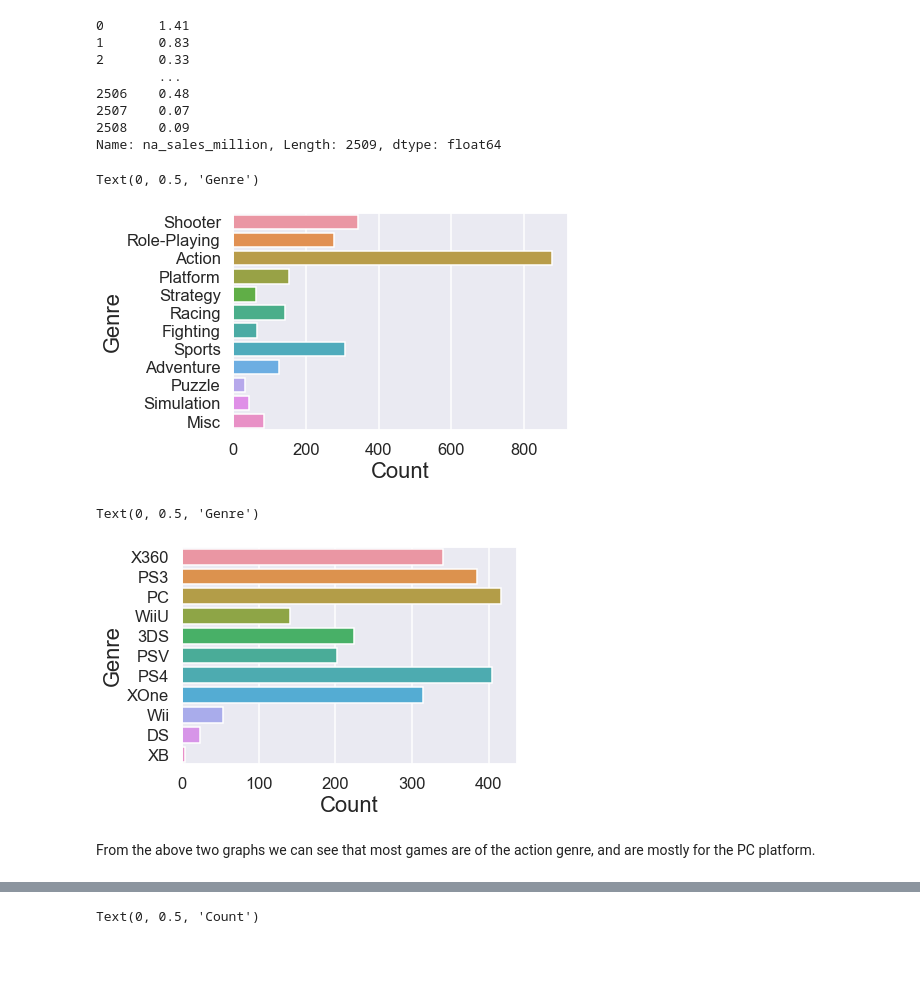
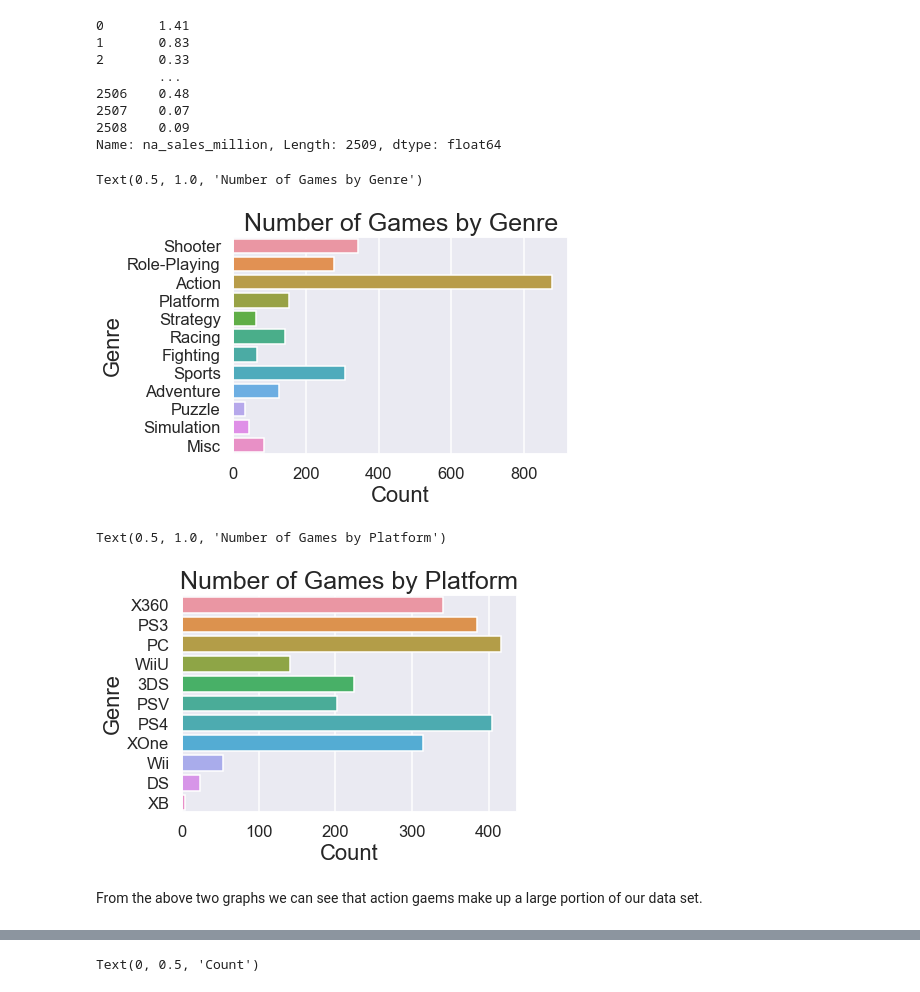
Before and after one commit to kvh8899/mostpopvidgame, a Jupyter notebook: FinalProject_group004.ipynb, the cells around one changed output, grey strips where cells are left out. Drawn from its saved outputs; the diff is of its cells as text; code cells hidden in the pictures; blank space fills up the shorter version.

```diff
--- a/FinalProject_group004.ipynb
+++ b/FinalProject_group004.ipynb
@@ -282,19 +282,21 @@ Name: na_sales_million, Length: 2509, dtype: float64
 # %%
 sns.countplot(y ='genre', data = vgsales)
 plt.xlabel("Count", size = 22)
 plt.ylabel("Genre", size = 22)
+plt.title('Number of Games by Genre', size = 25)
 # %% [output]
-Text(0, 0.5, 'Genre')
+Text(0.5, 1.0, 'Number of Games by Genre')
-[figure, old version]
+[figure, new version]
 # %%
 sns.countplot(y ='platform', data = vgsales)
 plt.xlabel("Count", size = 22)
 plt.ylabel("Genre", size = 22)
+plt.title('Number of Games by Platform', size = 25)
 # %% [output]
-Text(0, 0.5, 'Genre')
+Text(0.5, 1.0, 'Number of Games by Platform')
-[figure, old version]
+[figure, new version]
 # %% [markdown]
-From the above two graphs we can see that most games are of the action genre, and are mostly for the PC platform.
+From the above two graphs we can see that action gaems make up a large portion of our data set.
 # %%
 salesD = sales.groupby(['genre']).sum()
 region = sales['genre'].unique()
```
Also changed, not shown: parts of 8 cells of this notebook.
